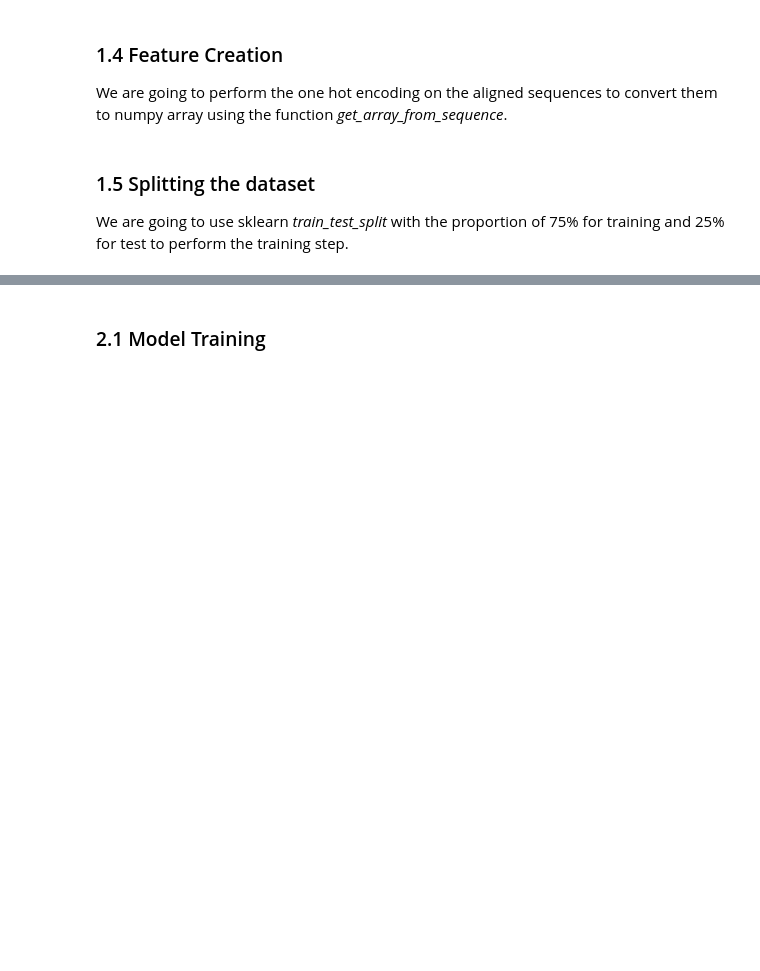
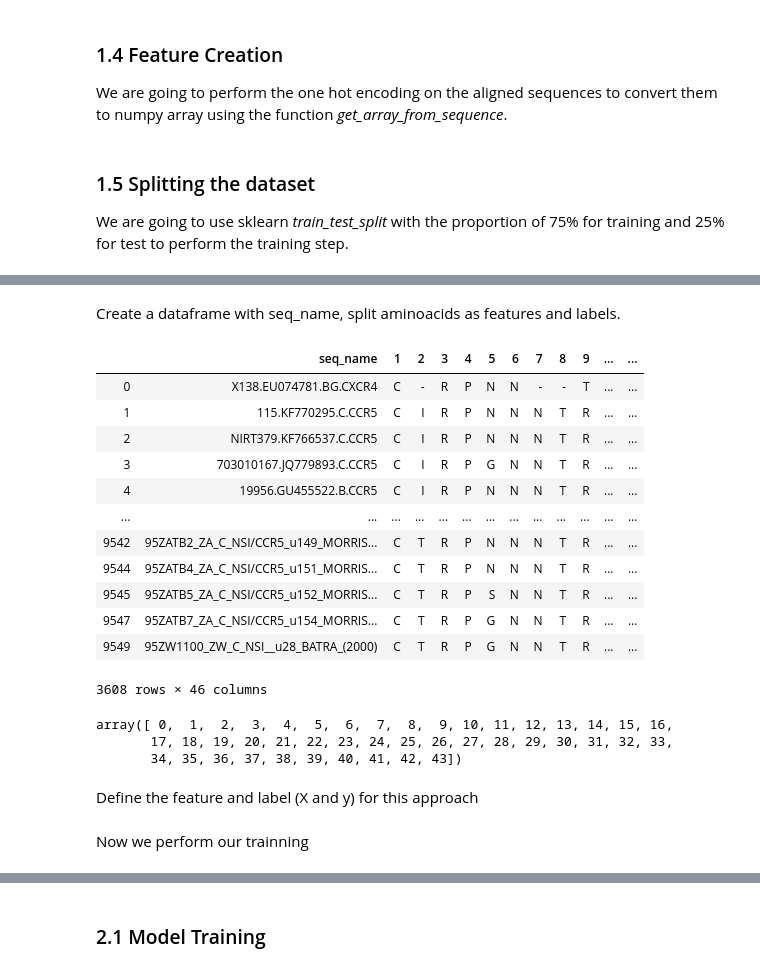
Before and after one commit to GabrielSGoncalves/DeepTropism, a Jupyter notebook: notebooks/DeepTropism_3_Catboost.ipynb, the cells around one changed output, grey strips where cells are left out. Cells and saved outputs as stored; diff of their text form; code cells hidden in the pictures; blank space fills up the shorter version.

Commit message:
Test new approach on feature extraction for Catboost

```diff
--- a/notebooks/DeepTropism_3_Catboost.ipynb
+++ b/notebooks/DeepTropism_3_Catboost.ipynb
@@ -189,0 +254,34 @@ from sklearn.metrics import accuracy_score
+# %% [markdown]
+Create a dataframe with seq_name, split aminoacids as features and labels.
+# %%
+df_unique_split_seqs = pd.concat([df_unique[['seq_name']],
+                                  df_unique.sequence_aligned.str.split("", expand = True).drop(columns=[0, 45]),
+                                  df_unique[['label_numeric']]],
+                                  axis=1)
+# %%
+df_unique_split_seqs
+# %% [output]
+|  | seq_name | 1 | 2 | 3 | 4 | 5 | 6 | 7 | 8 | 9 | ... | ... |
+| 0 | X138.EU074781.BG.CXCR4 | C | - | R | P | N | N | - | - | T | ... | ... |
+| 1 | 115.KF770295.C.CCR5 | C | I | R | P | N | N | N | T | R | ... | ... |
+| 2 | NIRT379.KF766537.C.CCR5 | C | I | R | P | N | N | N | T | R | ... | ... |
+| 3 | 703010167.JQ779893.C.CCR5 | C | I | R | P | G | N | N | T | R | ... | ... |
+| 4 | 19956.GU455522.B.CCR5 | C | I | R | P | N | N | N | T | R | ... | ... |
+| ... | ... | ... | ... | ... | ... | ... | ... | ... | ... | ... | ... | ... |
+| 9542 | 95ZATB2_ZA_C_NSI/CCR5_u149_MORRIS... | C | T | R | P | N | N | N | T | R | ... | ... |
+| 9544 | 95ZATB4_ZA_C_NSI/CCR5_u151_MORRIS... | C | T | R | P | N | N | N | T | R | ... | ... |
+| 9545 | 95ZATB5_ZA_C_NSI/CCR5_u152_MORRIS... | C | T | R | P | S | N | N | T | R | ... | ... |
+| 9547 | 95ZATB7_ZA_C_NSI/CCR5_u154_MORRIS... | C | T | R | P | G | N | N | T | R | ... | ... |
+| 9549 | 95ZW1100_ZW_C_NSI__u28_BATRA_(2000) | C | T | R | P | G | N | N | T | R | ... | ... |
+3608 rows × 46 columns
+# %%
+#print(X.dtypes)
+
+categorical_features_indices = np.where(X.dtypes != np.float)[0]
+categorical_features_indices
+# %% [output]
+array([ 0,  1,  2,  3,  4,  5,  6,  7,  8,  9, 10, 11, 12, 13, 14, 15, 16,
+       17, 18, 19, 20, 21, 22, 23, 24, 25, 26, 27, 28, 29, 30, 31, 32, 33,
+       34, 35, 36, 37, 38, 39, 40, 41, 42, 43])
+# %% [markdown]
+Define the feature and label (X and y) for this approach
@@ -189,0 +293,2 @@ from sklearn.metrics import accuracy_score
+# %% [markdown]
+Now we perform our trainning
```
Also changed, not shown: parts of 11 cells of this notebook.
